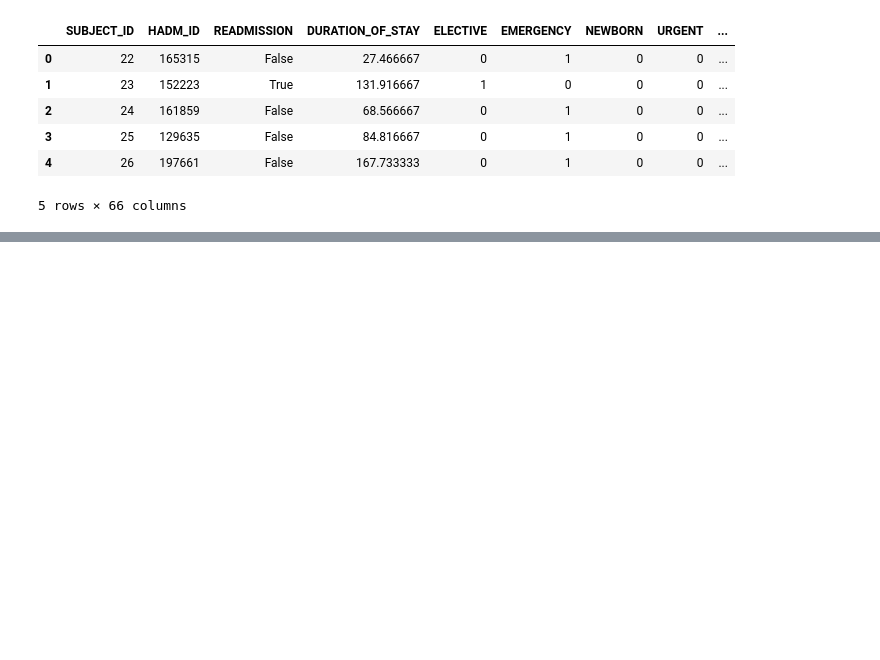
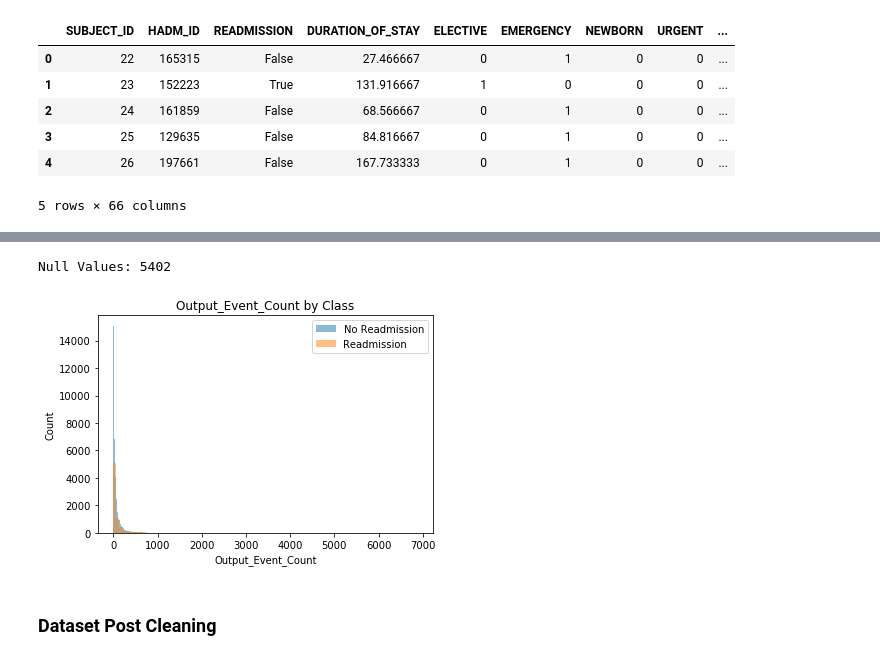
Before and after one commit to pateli18/Machine-Learning-Nanodegree, a Jupyter notebook: capstone_project/Create Dataset.ipynb, the cells around one changed output, grey strips where cells are left out. Cells and saved outputs as stored; diff of their text form; code cells hidden in the pictures; blank space fills up the shorter version.

Commit message:
added output event counts

```diff
--- a/capstone_project/Create Dataset.ipynb
+++ b/capstone_project/Create Dataset.ipynb
@@ -828,11 +828,11 @@ main_df.to_csv('full_dataset.csv', index = False)
 # Format Input Events
 # %%
 # get cv input events
-inputevents_cv = pd.read_csv('../mimic-code/buildmimic/postgres/mimic-data/inputevents_cv_summary.csv', sep = '|')
-inputevents_cv = inputevents_cv.iloc[1:-1]
-inputevents_cv = inputevents_cv.rename(columns = {' hadm_id ':'HADM_ID', ' input_event_count ': 'Input_Event_Count_cv'})
-inputevents_cv = inputevents_cv[inputevents_cv['HADM_ID'] != '         ']
-inputevents_cv['HADM_ID'] = inputevents_cv['HADM_ID'].apply(lambda x: int(x))
+outputevents = pd.read_csv('../mimic-code/buildmimic/postgres/mimic-data/outputevents_summary.csv', sep = '|')
+outputevents = outputevents.iloc[1:-1]
+outputevents = outputevents.rename(columns = {' hadm_id ':'HADM_ID', ' input_event_count ': 'Input_Event_Count_cv'})
+outputevents = outputevents[outputevents['HADM_ID'] != '         ']
+outputevents['HADM_ID'] = outputevents['HADM_ID'].apply(lambda x: int(x))
 
 # get mv input events
 inputevents_mv = pd.read_csv('../mimic-code/buildmimic/postgres/mimic-data/inputevents_mv_summary.csv', sep = '|')
@@ -842,7 +842,7 @@ inputevents_mv = inputevents_mv[inputevents_mv['HADM_ID'] != '         ']
 inputevents_mv['HADM_ID'] = inputevents_mv['HADM_ID'].apply(lambda x: int(x))
 
 # combine input events
-inputevents = inputevents_cv.merge(inputevents_mv, how = 'outer', on = 'HADM_ID')
+inputevents = outputevents.merge(inputevents_mv, how = 'outer', on = 'HADM_ID')
 inputevents = inputevents.fillna(0)
 inputevents['Input_Event_Count'] = inputevents['Input_Event_Count_cv'] + inputevents['Input_Event_Count_mv']
 inputevents = inputevents.drop(['Input_Event_Count_cv','Input_Event_Count_mv'], axis = 1)
@@ -903,0 +906,12 @@ main_df.to_csv('full_dataset.csv', index = False)
+# %%
+# get output events
+outputevents = pd.read_csv('../mimic-code/buildmimic/postgres/mimic-data/outputevents_summary.csv', sep = '|')
+outputevents = outputevents.iloc[1:-1]
+outputevents = outputevents.rename(columns = {' hadm_id ':'HADM_ID', ' output_event_count ': 'Output_Event_Count'})
+outputevents = outputevents[outputevents['HADM_ID'] != '         ']
+outputevents['HADM_ID'] = outputevents['HADM_ID'].apply(lambda x: int(x))
+
+# merge output events with main_df
+main_df = main_df.merge(outputevents, how = 'left', on = 'HADM_ID')
+print(main_df.shape)
+main_df.head()
@@ -903,0 +927,9 @@ main_df.to_csv('full_dataset.csv', index = False)
+# %%
+print("Null Values: {0}".format(main_df['Output_Event_Count'].isnull().sum()))
+main_df['Output_Event_Count'] = main_df['Output_Event_Count'].fillna(0)
+plot_continuous(main_df,'Output_Event_Count', 100)
+# %% [output]
+Null Values: 5402
+[figure, added]
+# %% [markdown]
+### Dataset Post Cleaning
```
Also changed, not shown: parts of 4 cells of this notebook.
